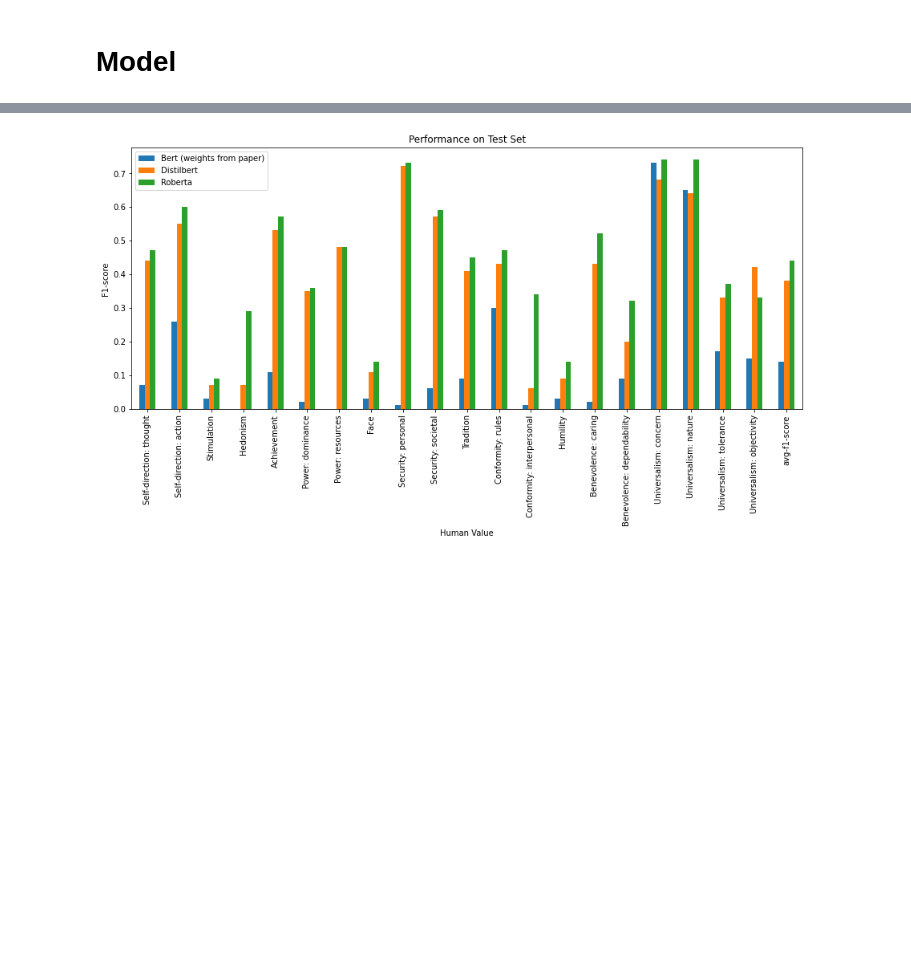
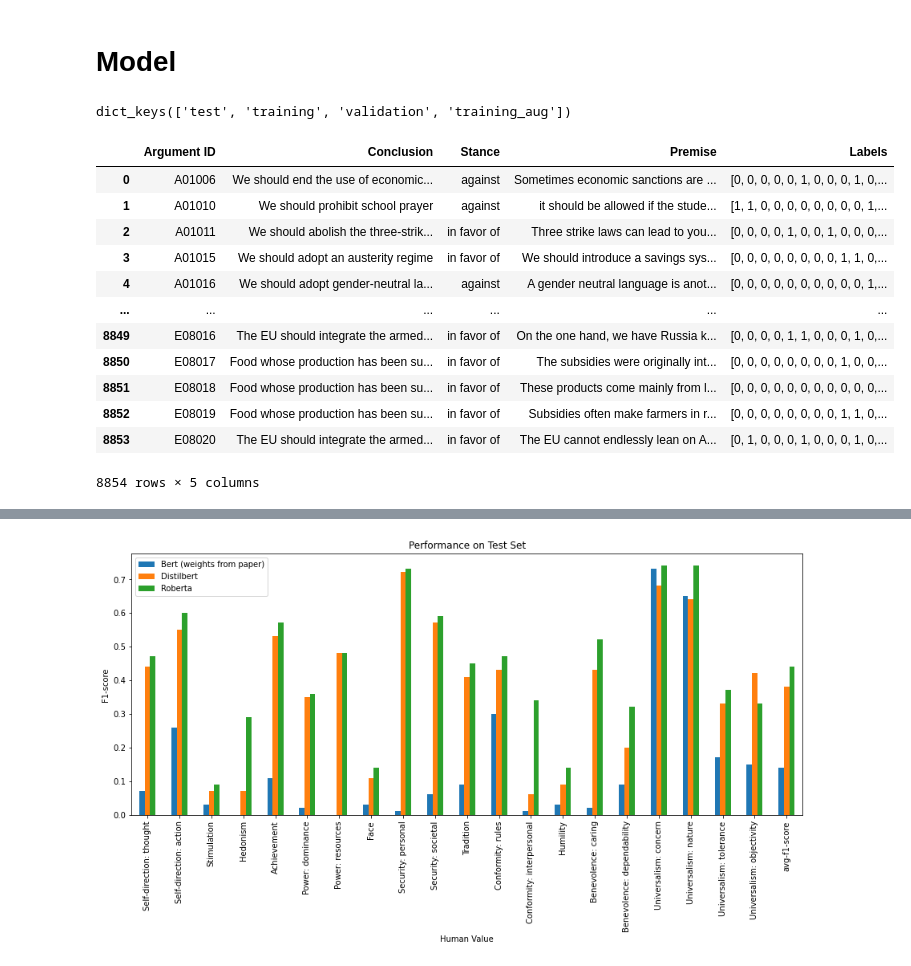
Before and after one commit to Lisa-dk/LTP, a Jupyter notebook: notebook.ipynb, the cells around one changed output, grey strips where cells are left out. Cells and saved outputs as stored; diff of their text form; code cells hidden in the pictures; blank space fills up the shorter version.

```diff
--- a/notebook.ipynb
+++ b/notebook.ipynb
@@ -238,4 +248,22 @@ class MultiLabelTrainer(Trainer):
         loss = loss_fct(logits.view(-1, self.model.config.num_labels),
                         labels.float().view(-1, self.model.config.num_labels))
         return (loss, outputs) if return_outputs else loss
+# %%
+print(data.keys())
+data["training_aug"]
+# %% [output]
+dict_keys(['test', 'training', 'validation', 'training_aug'])
+|  | Argument ID | Conclusion | Stance | Premise | Labels |
+| 0 | A01006 | We should end the use of economic... | against | Sometimes economic sanctions are ... | [0, 0, 0, 0, 0, 1, 0, 0, 0, 1, 0,... |
+| 1 | A01010 | We should prohibit school prayer | against | it should be allowed if the stude... | [1, 1, 0, 0, 0, 0, 0, 0, 0, 0, 1,... |
+| 2 | A01011 | We should abolish the three-strik... | in favor of | Three strike laws can lead to you... | [0, 0, 0, 0, 1, 0, 0, 1, 0, 0, 0,... |
+| 3 | A01015 | We should adopt an austerity regime | in favor of | We should introduce a savings sys... | [0, 0, 0, 0, 0, 0, 0, 0, 1, 1, 0,... |
+| 4 | A01016 | We should adopt gender-neutral la... | against | A gender neutral language is anot... | [0, 0, 0, 0, 0, 0, 0, 0, 0, 0, 1,... |
+| ... | ... | ... | ... | ... | ... |
+| 8849 | E08016 | The EU should integrate the armed... | in favor of | On the one hand, we have Russia k... | [0, 0, 0, 0, 1, 1, 0, 0, 0, 1, 0,... |
+| 8850 | E08017 | Food whose production has been su... | in favor of | The subsidies were originally int... | [0, 0, 0, 0, 0, 0, 0, 0, 1, 0, 0,... |
+| 8851 | E08018 | Food whose production has been su... | in favor of | These products come mainly from l... | [0, 0, 0, 0, 0, 0, 0, 0, 0, 0, 0,... |
+| 8852 | E08019 | Food whose production has been su... | in favor of | Subsidies often make farmers in r... | [0, 0, 0, 0, 0, 0, 0, 0, 1, 1, 0,... |
+| 8853 | E08020 | The EU should integrate the armed... | in favor of | The EU cannot endlessly lean on A... | [0, 1, 0, 0, 0, 1, 0, 0, 0, 1, 0,... |
+8854 rows × 5 columns
 # %%
```
Also changed, not shown: parts of 19 cells of this notebook, 1 other file.
